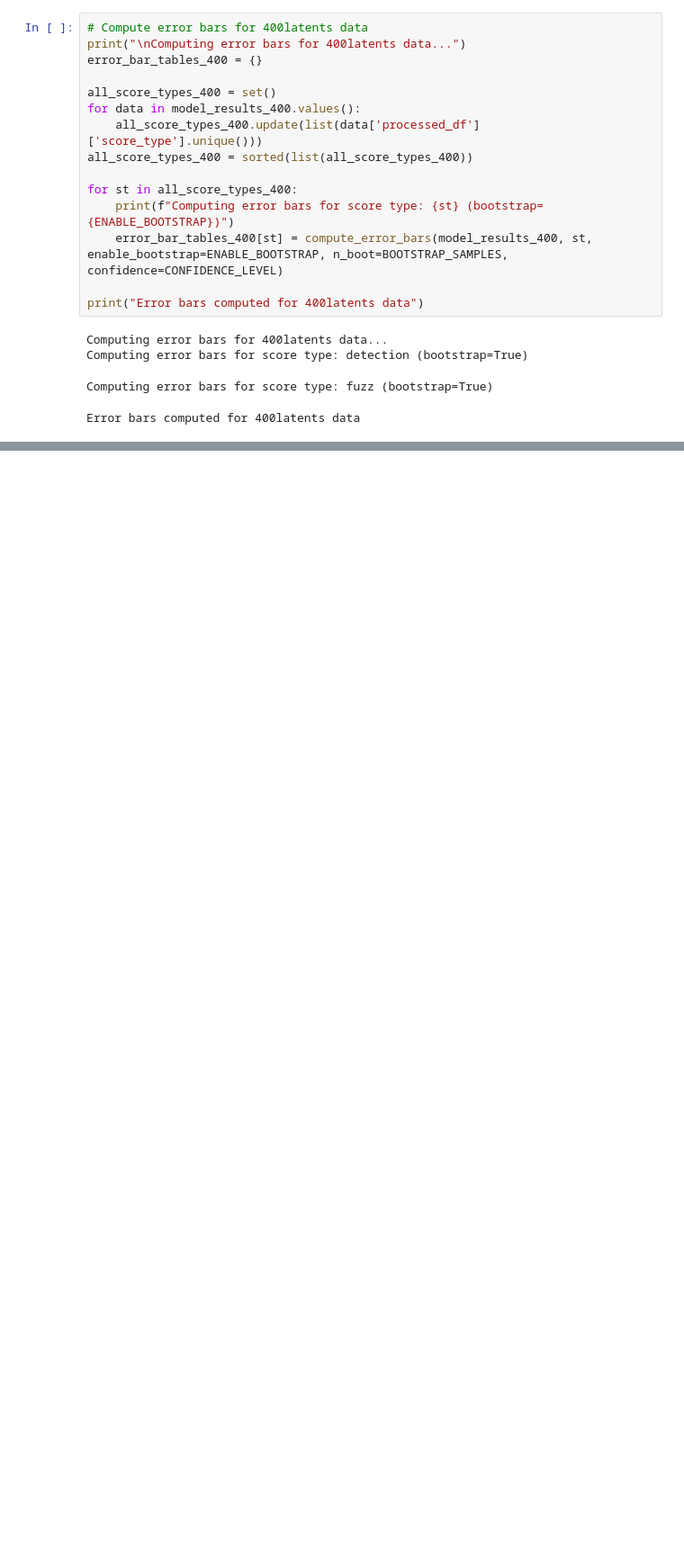
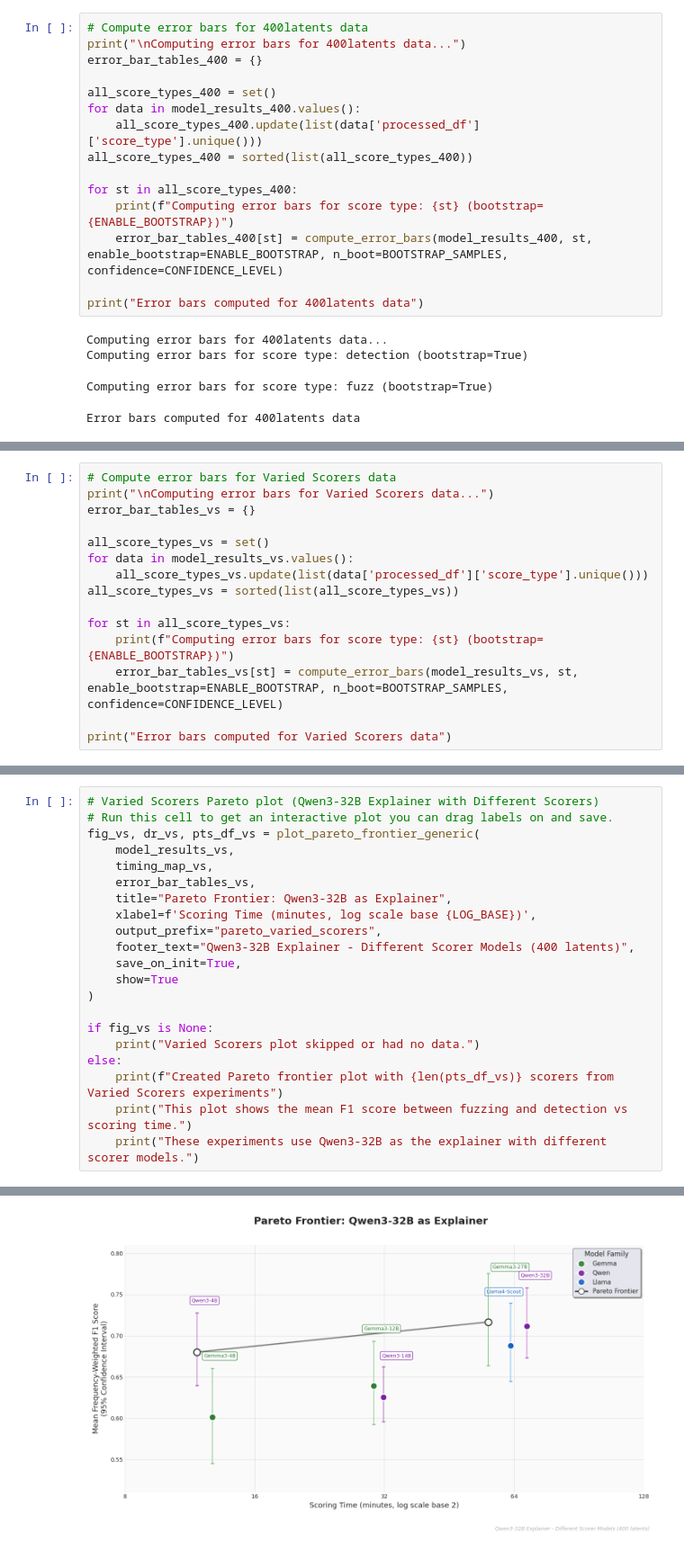
Before and after one commit to Jazhyc/delphi-explanations, a Jupyter notebook: scripts/explainer_model_analysis.ipynb, the cells around one changed output, grey strips where cells are left out. Shown at 90% size. Saved outputs shown, nothing was run; the diff lists cells and outputs as text; blank space fills up the shorter version.

Commit message:
Updated experiments to redce error bars

```diff
--- a/scripts/explainer_model_analysis.ipynb
+++ b/scripts/explainer_model_analysis.ipynb
@@ -1260,0 +1386,15 @@ These experiments use the same model for both scoring and explanation.
+# %%
+# Compute error bars for Varied Scorers data
+print("\nComputing error bars for Varied Scorers data...")
+error_bar_tables_vs = {}
+
+all_score_types_vs = set()
+for data in model_results_vs.values():
+    all_score_types_vs.update(list(data['processed_df']['score_type'].unique()))
+all_score_types_vs = sorted(list(all_score_types_vs))
+
+for st in all_score_types_vs:
+    print(f"Computing error bars for score type: {st} (bootstrap={ENABLE_BOOTSTRAP})")
+    error_bar_tables_vs[st] = compute_error_bars(model_results_vs, st, enable_bootstrap=ENABLE_BOOTSTRAP, n_boot=BOOTSTRAP_SAMPLES, confidence=CONFIDENCE_LEVEL)
+
+print("Error bars computed for Varied Scorers data")
@@ -1260,0 +1451,22 @@ These experiments use the same model for both scoring and explanation.
+# %%
+# Varied Scorers Pareto plot (Qwen3-32B Explainer with Different Scorers)
+# Run this cell to get an interactive plot you can drag labels on and save.
+fig_vs, dr_vs, pts_df_vs = plot_pareto_frontier_generic(
+    model_results_vs,
+    timing_map_vs,
+    error_bar_tables_vs,
+    title="Pareto Frontier: Qwen3-32B as Explainer",
+    xlabel=f'Scoring Time (minutes, log scale base {LOG_BASE})',
+    output_prefix="pareto_varied_scorers",
+    footer_text="Qwen3-32B Explainer - Different Scorer Models (400 latents)",
+    save_on_init=True,
+    show=True
+)
+
+if fig_vs is None:
+    print("Varied Scorers plot skipped or had no data.")
+else:
+    print(f"Created Pareto frontier plot with {len(pts_df_vs)} scorers from Varied Scorers experiments")
+    print("This plot shows the mean F1 score between fuzzing and detection vs scoring time.")
+    print("These experiments use Qwen3-32B as the explainer with different scorer models.")
+# %% [output]
@@ -1260,0 +1483 @@ These experiments use the same model for both scoring and explanation.
+[figure, added]
```
Also changed, not shown: parts of 11 cells of this notebook, 14 other files.
